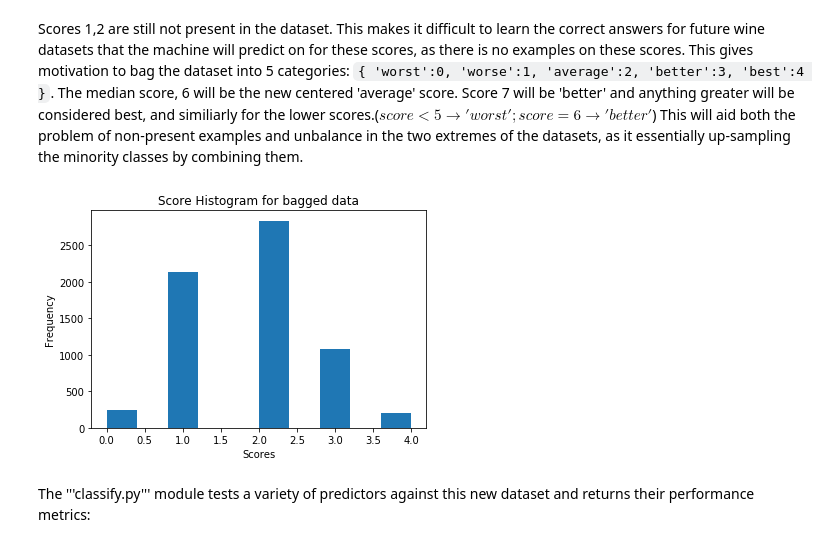
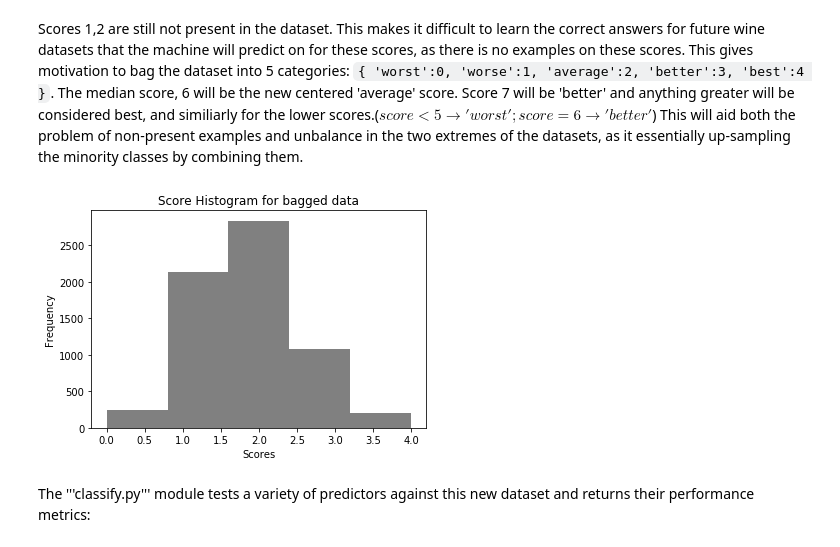
Before and after one commit to yhc615/EE3-23-Machine-Learning-Project, a Jupyter notebook: dat_analysis.ipynb, the cells around one changed output. Cells and saved outputs as stored; diff of their text form; code cells hidden in the pictures.

```diff
--- a/dat_analysis.ipynb
+++ b/dat_analysis.ipynb
@@ -63,15 +61,15 @@ Scores 1,2 are still not present in the dataset. This makes it difficult to lear
 # %%
 recode = {3:0, 4:0, 5:1, 6:2, 7:3, 8:4,9:4}
 #recode = {3:0,4:0,5:0,6:0,7:1,8:1,9:1}
 concat_data['quality_c'] = concat_data['quality'].map(recode)
 
 plt.figure()
-concat_data['quality_c'].plot.hist()
+concat_data['quality_c'].astype(int).plot.hist(color='grey',bins=5)
 plt.xlabel("Scores")
 plt.title("Score Histogram for bagged data")
 plt.show()
 # %% [output]
-[figure, old version]
+[figure, new version]
 # %% [markdown]
 The '''classify.py''' module tests a variety of predictors against this new dataset and returns their performance metrics:
 # %%
```
Also changed, not shown: parts of 3 cells of this notebook.
